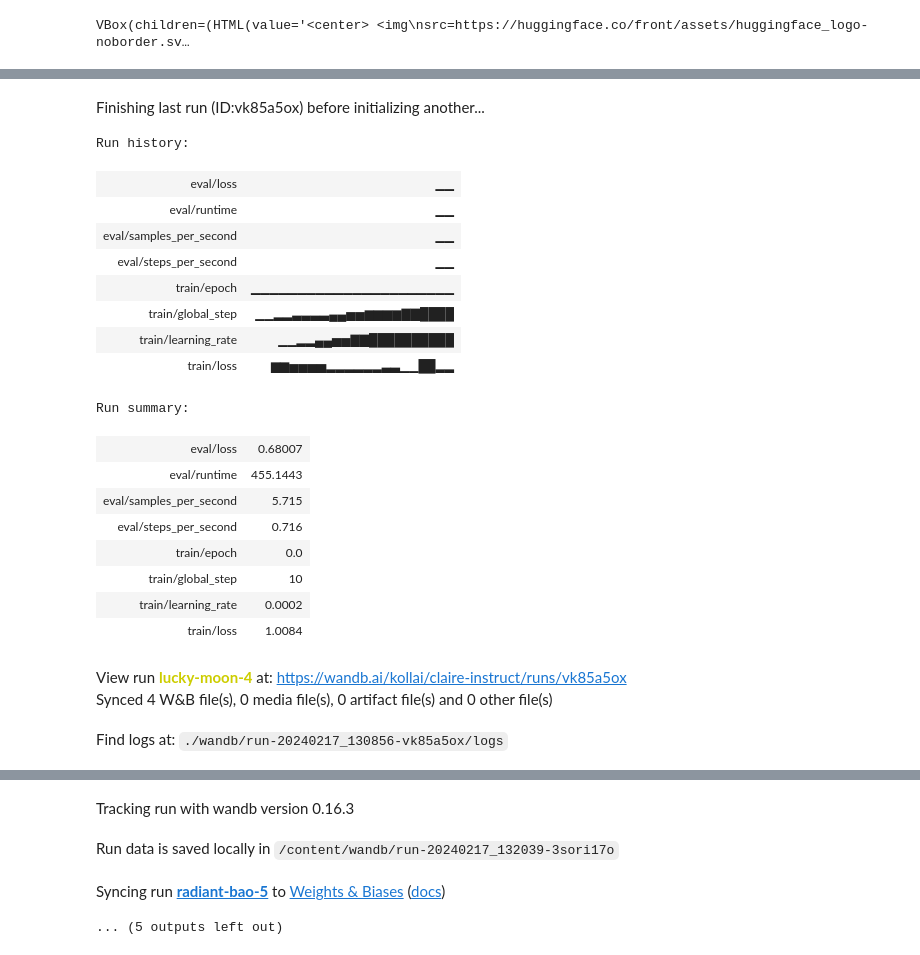
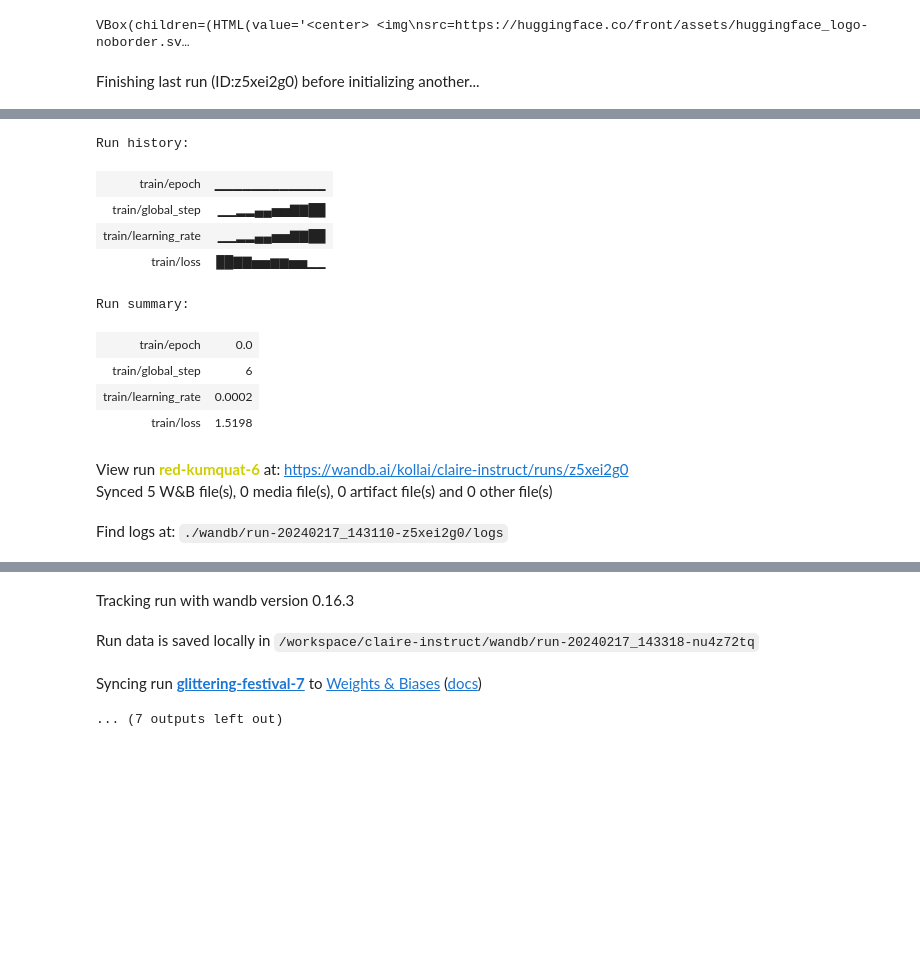
Before and after one commit to PhilSad/claire-instruct, a Jupyter notebook: train.ipynb, the cells around one changed output, grey strips where cells are left out. Cells and saved outputs as stored; diff of their text form; code cells hidden in the pictures; blank space fills up the shorter version.

```diff
--- a/train.ipynb
+++ b/train.ipynb
@@ -141,7 +103,7 @@ class LLMSampleCB(WandbCallback):
       tokenized_prompt = self.tokenizer(prompt, return_tensors='pt')['input_ids'].cuda()
       with torch.inference_mode():
           output = self.model.generate(tokenized_prompt, generation_config=self.gen_config)
-      return self.tokenizer.decode(output[0][len(tokenized_prompt[0]):], skip_special_tokens=True)
+      return self.tokenizer.decode(output[0][len(tokenized_prompt[0]):])
 
   def samples_table(self, examples):
       "Create a wandb.Table to store the generations"
@@ -185,7 +147,7 @@ gradient_accumulation_steps = 4
 optim = "paged_adamw_32bit"
 learning_rate = 2e-4
 max_grad_norm = 0.3
-max_steps = 180 #100 #500
+max_steps = 300 #100 #500
 warmup_ratio = 0.03
 lr_scheduler_type = "cosine" #"constant"
 
@@ -212,7 +174,7 @@ training_arguments = TrainingArguments(
 
 )
 
-max_seq_length = 256
+max_seq_length = 512
 
 trainer = SFTTrainer(
     model=peft_model,
@@ -225,14 +187,11 @@ trainer = SFTTrainer(
     args=training_arguments,
 )
 # %%
-os.environ["WANDB_PROJECT"] = "claire-instruct"
-lora_alpha = 32 #16
-lora_dropout = 0.05 #0.1
-lora_rank = 32 #64
-wandb.init(project='claire-instruct', config = dict(lora_alpha=lora_alpha, lora_dropout=lora_dropout, lora_rank=lora_rank))
+wandb.init(project='claire-instruct', config = dict(peft_config=peft_config, bnb_config=bnb_config))
 peft_model.config.use_cache = False
-wandb_callback = LLMSampleCB(trainer, data_test, num_samples=1, max_new_tokens=256)
+wandb_callback = LLMSampleCB(trainer, data_test, num_samples=10, max_new_tokens=256)
 trainer.add_callback(wandb_callback)
 
 trainer.train()
 # %% [output]
+Finishing last run (ID:z5xei2g0) before initializing another...
@@ -240,22 +199,13 @@ Changes to your `wandb` environment variables will be ignored because your `wand
-Finishing last run (ID:vk85a5ox) before initializing another...
 Run history:
-| eval/loss | ▁▁ |
-| eval/runtime | ▁▁ |
-| eval/samples_per_second | ▁▁ |
-| eval/steps_per_second | ▁▁ |
-| train/epoch | ▁▁▁▁▁▁▁▁▁▁▁▁▁▁▁▁▁▁▁▁▁▁ |
-| train/global_step | ▁▁▂▂▃▃▃▃▄▄▅▅▆▆▆▆▇▇████ |
-| train/learning_rate | ▁▁▂▂▄▄▅▅▇▇██████████ |
-| train/loss | ▆▆▅▅▅▅▂▂▂▂▂▂▃▃▁▁██▂▂ |
+| train/epoch | ▁▁▁▁▁▁▁▁▁▁▁▁ |
+| train/global_step | ▁▁▂▂▄▄▅▅▇▇██ |
+| train/learning_rate | ▁▁▂▂▄▄▅▅▇▇██ |
+| train/loss | ██▇▇▅▅▆▆▅▅▁▁ |
 Run summary:
-| eval/loss | 0.68007 |
-| eval/runtime | 455.1443 |
-| eval/samples_per_second | 5.715 |
-| eval/steps_per_second | 0.716 |
 | train/epoch | 0.0 |
-| train/global_step | 10 |
+| train/global_step | 6 |
 | train/learning_rate | 0.0002 |
-| train/loss | 1.0084 |
+| train/loss | 1.5198 |
-View run lucky-moon-4 at: https://wandb.ai/kollai/claire-instruct/runs/vk85a5ox
-Synced 4 W&B file(s), 0 media file(s), 0 artifact file(s) and 0 other file(s)
+View run red-kumquat-6 at: https://wandb.ai/kollai/claire-instruct/runs/z5xei2g0
+Synced 5 W&B file(s), 0 media file(s), 0 artifact file(s) and 0 other file(s)
-Find logs at: ./wandb/run-20240217_130856-vk85a5ox/logs
+Find logs at: ./wandb/run-20240217_143110-z5xei2g0/logs
@@ -263,4 +213,4 @@ Successfully finished last run (ID:vk85a5ox). Initializing new run:
 Tracking run with wandb version 0.16.3
-Run data is saved locally in /content/wandb/run-20240217_132039-3sori17o
+Run data is saved locally in /workspace/claire-instruct/wandb/run-20240217_143318-nu4z72tq
-Syncing run radiant-bao-5 to Weights & Biases (docs)
+Syncing run glittering-festival-7 to Weights & Biases (docs)
-... (5 outputs left out)
+... (7 outputs left out)
```
Also changed, not shown: parts of 18 cells of this notebook.
